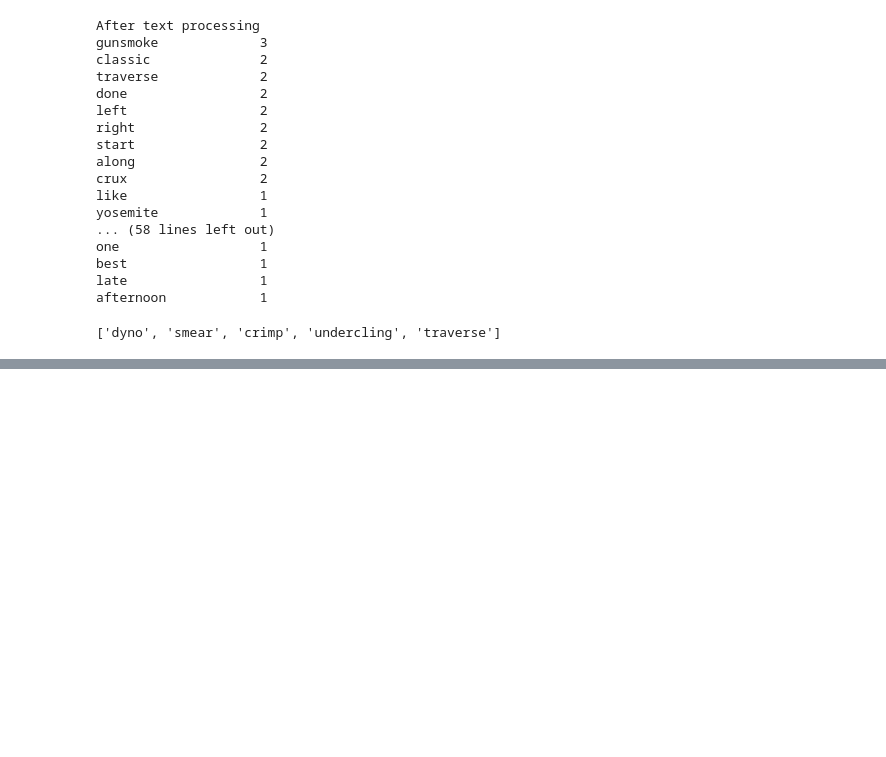
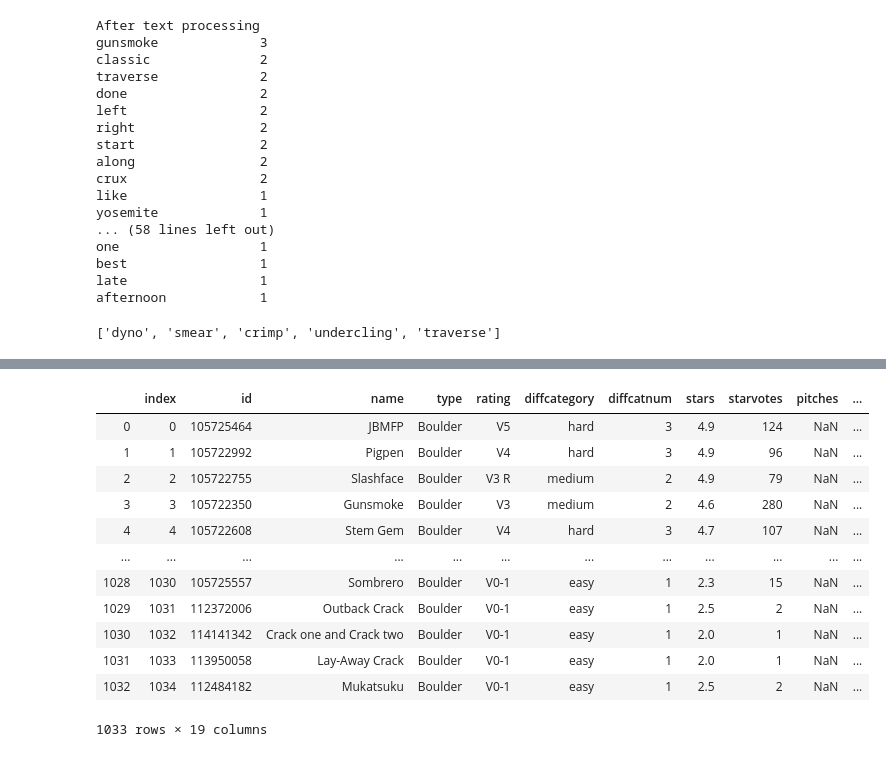
Before and after one commit to nrgriffin/Insight, a Jupyter notebook: JTNP_DescriptionAnalysis.ipynb, the cells around one changed output, grey strips where cells are left out. Drawn from its saved outputs; the diff is of its cells as text; code cells hidden in the pictures; blank space fills up the shorter version.

```diff
--- a/JTNP_DescriptionAnalysis.ipynb
+++ b/JTNP_DescriptionAnalysis.ipynb
@@ -142,0 +308,19 @@ wordlist1
+# %%
+# Now, let's pull the correct data from .csv, add the characteristics column, and save it into SQL.
+
+keywords = []
+wordlist1 = ['dyno','smear','pinch','crimp','undercling','heel','scary','traverse']
+
+data = pd.read_csv("~/Documents/jtnp_routesAndDesc_joined_reducedv2.csv")
+desc = data['description']
+
+for i in range(len(desc)):
+    rawText = desc[i]
+    wordText = nltk.word_tokenize(rawText)
+    wordDePunct = [w.lower() for w in wordText if w.isalpha()]
+    stop_words = set(stopwords.words('english'))  # stop words in English
+    wordNoStopwd = [w for w in wordDePunct if w not in stop_words]
+    list3 = set(wordlist1)&set(wordNoStopwd)
+    keywords.append(list3)
+
+print(len(keywords))
@@ -142,0 +348,16 @@ wordlist1
+# %%
+data
+# %% [output]
+|  | index | id | name | type | rating | diffcategory | diffcatnum | stars | starvotes | pitches | ... |
+| 0 | 0 | 105725464 | JBMFP | Boulder | V5 | hard | 3 | 4.9 | 124 | NaN | ... |
+| 1 | 1 | 105722992 | Pigpen | Boulder | V4 | hard | 3 | 4.9 | 96 | NaN | ... |
+| 2 | 2 | 105722755 | Slashface | Boulder | V3 R | medium | 2 | 4.9 | 79 | NaN | ... |
+| 3 | 3 | 105722350 | Gunsmoke | Boulder | V3 | medium | 2 | 4.6 | 280 | NaN | ... |
+| 4 | 4 | 105722608 | Stem Gem | Boulder | V4 | hard | 3 | 4.7 | 107 | NaN | ... |
+| ... | ... | ... | ... | ... | ... | ... | ... | ... | ... | ... | ... |
+| 1028 | 1030 | 105725557 | Sombrero | Boulder | V0-1 | easy | 1 | 2.3 | 15 | NaN | ... |
+| 1029 | 1031 | 112372006 | Outback Crack | Boulder | V0-1 | easy | 1 | 2.5 | 2 | NaN | ... |
+| 1030 | 1032 | 114141342 | Crack one and Crack two | Boulder | V0-1 | easy | 1 | 2.0 | 1 | NaN | ... |
+| 1031 | 1033 | 113950058 | Lay-Away Crack | Boulder | V0-1 | easy | 1 | 2.0 | 1 | NaN | ... |
+| 1032 | 1034 | 112484182 | Mukatsuku | Boulder | V0-1 | easy | 1 | 2.5 | 2 | NaN | ... |
+1033 rows × 19 columns
```
Also changed, not shown: parts of 23 cells of this notebook, 3 other files.
